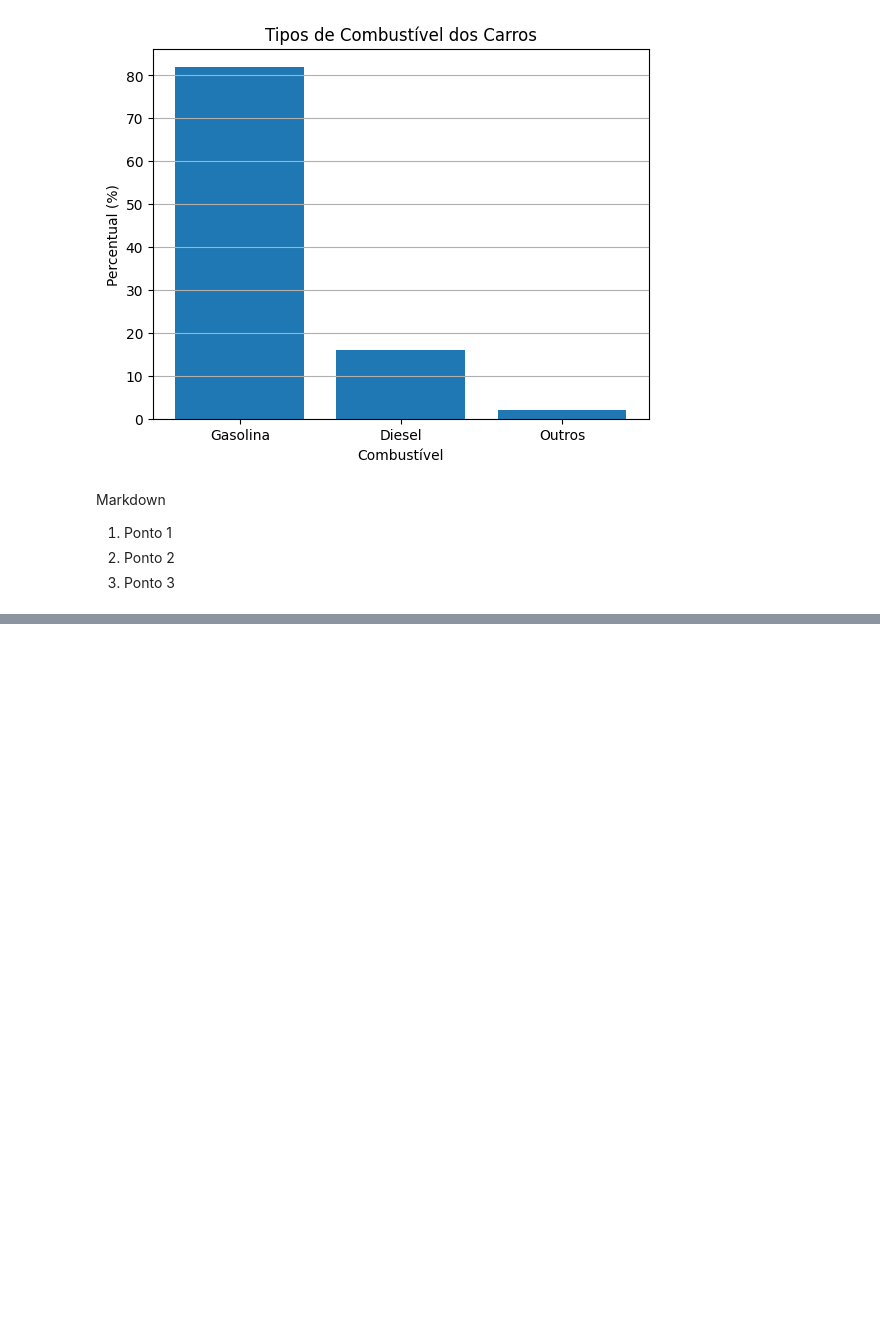
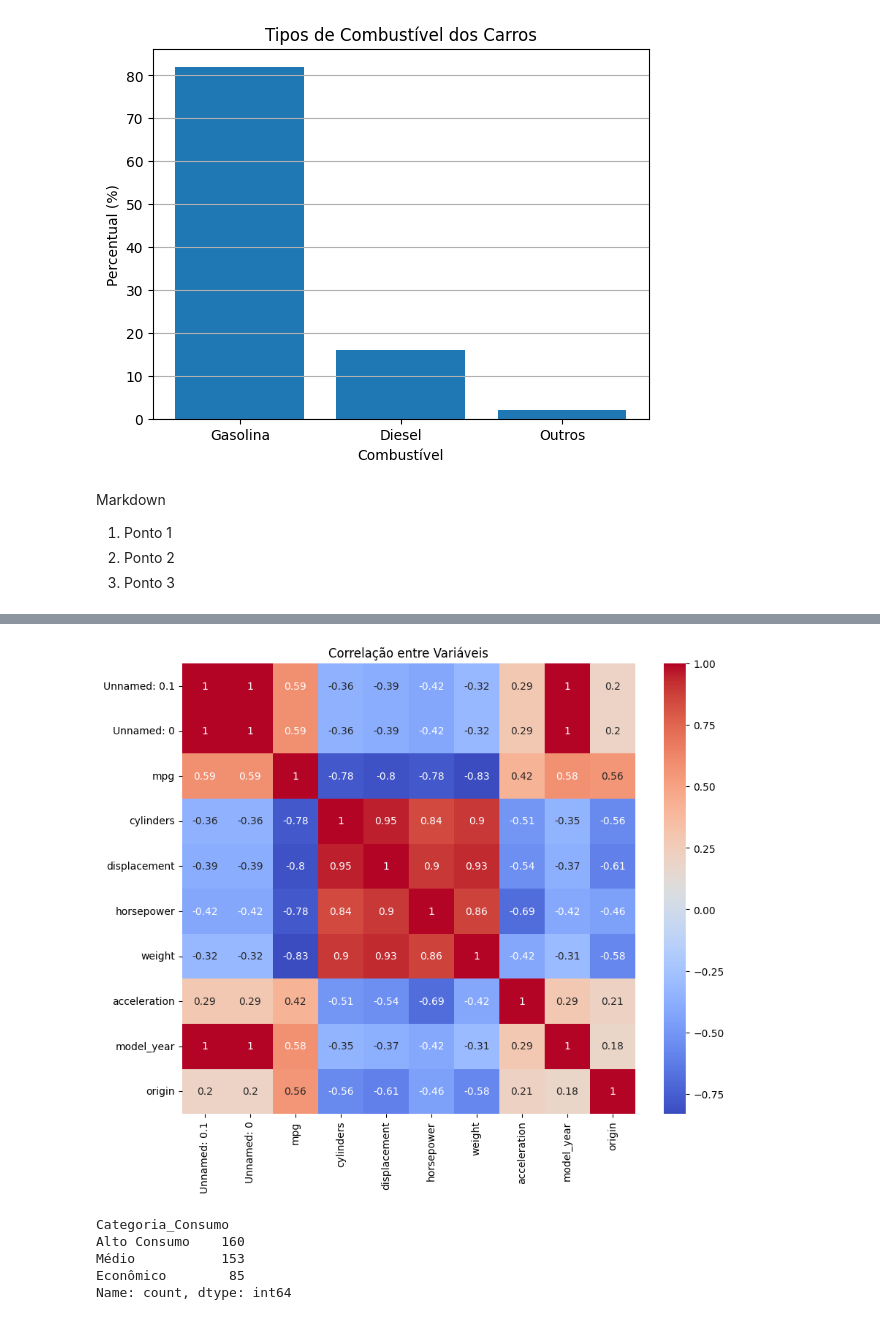
Before and after one commit to gabriels2006/Bootcamp---LAMIA---Aprendizado-de-Maquina, a Jupyter notebook: Card_7/Pratica/notebookpratica-pratica.ipynb, the cells around one changed output, grey strips where cells are left out. Cells and saved outputs as stored; diff of their text form; code cells hidden in the pictures; blank space fills up the shorter version.

```diff
--- a/Card_7/Pratica/notebookpratica-pratica.ipynb
+++ b/Card_7/Pratica/notebookpratica-pratica.ipynb
@@ -25,0 +119,27 @@ Markdown
+# %%
+plt.figure(figsize=(10,8))
+
+sns.heatmap(
+    df.corr(numeric_only=True),
+    annot=True,
+    cmap='coolwarm'
+)
+
+plt.title('Correlação entre Variáveis')
+plt.show() #Mapa de calor para correlação entre todos os dados no dataset (diagonais sempre como 1 pois é o mesmo tipo de dado)
+# %% [output]
+[figure, added]
+# %%
+df['Categoria_Consumo'] = pd.cut(
+    df['mpg'],
+    bins=[0, 20, 30, 100],
+    labels=['Alto Consumo', 'Médio', 'Econômico']
+)
+
+df['Categoria_Consumo'].value_counts() #classificação de se sào economicos ou não
+# %% [output]
+Categoria_Consumo
+Alto Consumo    160
+Médio           153
+Econômico        85
+Name: count, dtype: int64
```
Also changed, not shown: parts of 12 cells of this notebook.
